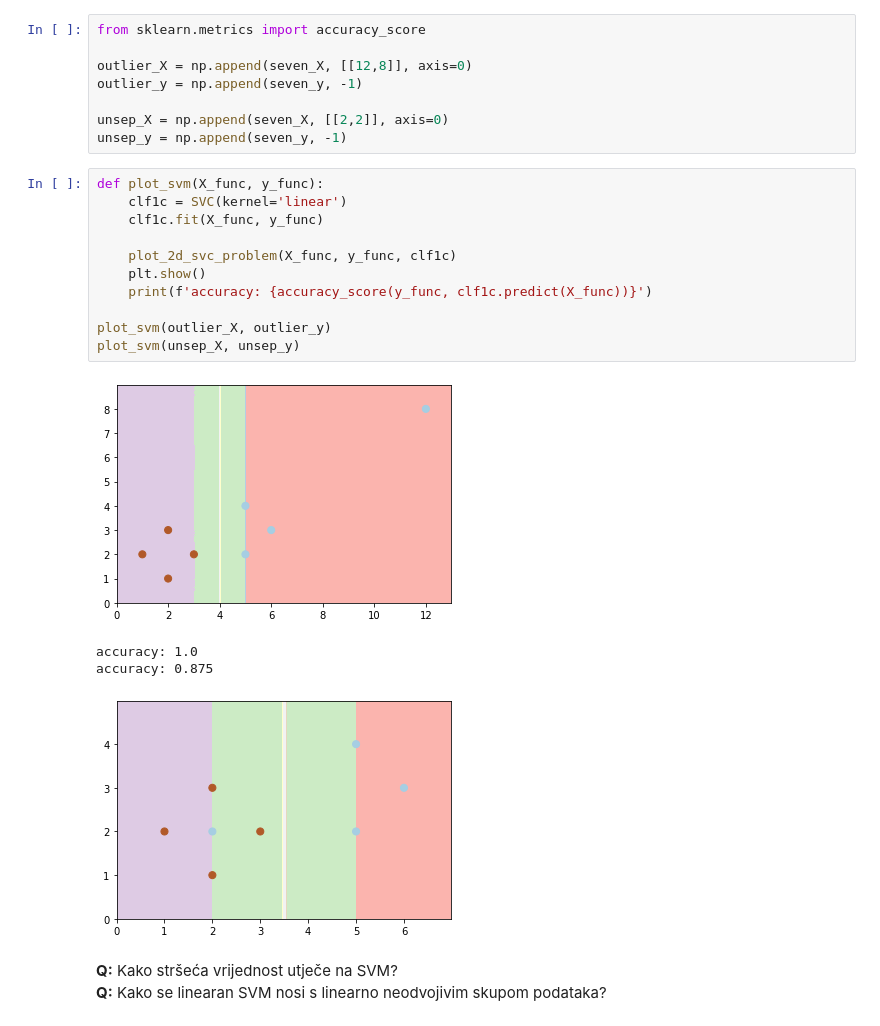
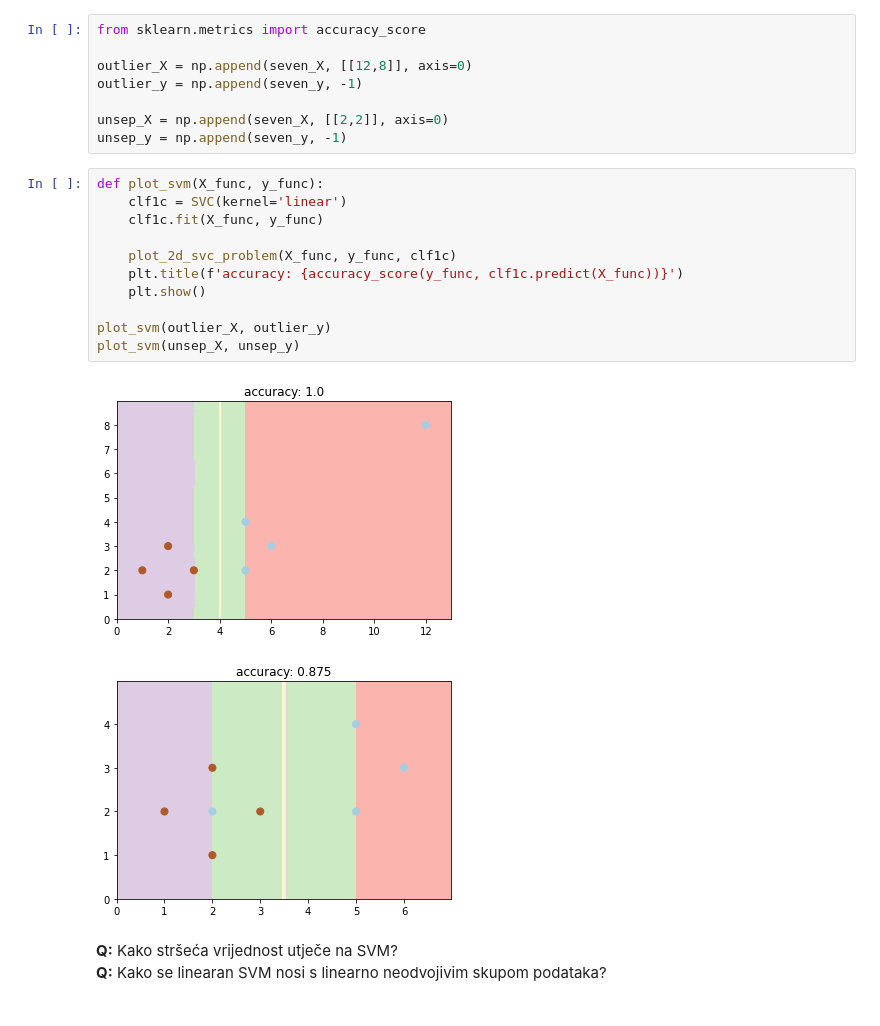
Before and after one commit to mateoim/su-lab-20-21, a Jupyter notebook: lab03/SU-2020-LAB03-0036509386.ipynb, the cells around one changed output. Drawn from its saved outputs; the diff is of its cells as text.

```diff
--- a/lab03/SU-2020-LAB03-0036509386.ipynb
+++ b/lab03/SU-2020-LAB03-0036509386.ipynb
@@ -199,19 +199,17 @@ unsep_y = np.append(seven_y, -1)
 # %%
 def plot_svm(X_func, y_func):
     clf1c = SVC(kernel='linear')
     clf1c.fit(X_func, y_func)
 
     plot_2d_svc_problem(X_func, y_func, clf1c)
+    plt.title(f'accuracy: {accuracy_score(y_func, clf1c.predict(X_func))}')
     plt.show()
-    print(f'accuracy: {accuracy_score(y_func, clf1c.predict(X_func))}')
 
 plot_svm(outlier_X, outlier_y)
 plot_svm(unsep_X, unsep_y)
 # %% [output]
-[figure, old version]
+[figure, new version]
-accuracy: 1.0
-accuracy: 0.875
-[figure, old version]
+[figure, new version]
 # %% [markdown]
 **Q:** Kako stršeća vrijednost utječe na SVM?
 **Q:** Kako se linearan SVM nosi s linearno neodvojivim skupom podataka?
```
Also changed, not shown: parts of 6 cells of this notebook.
